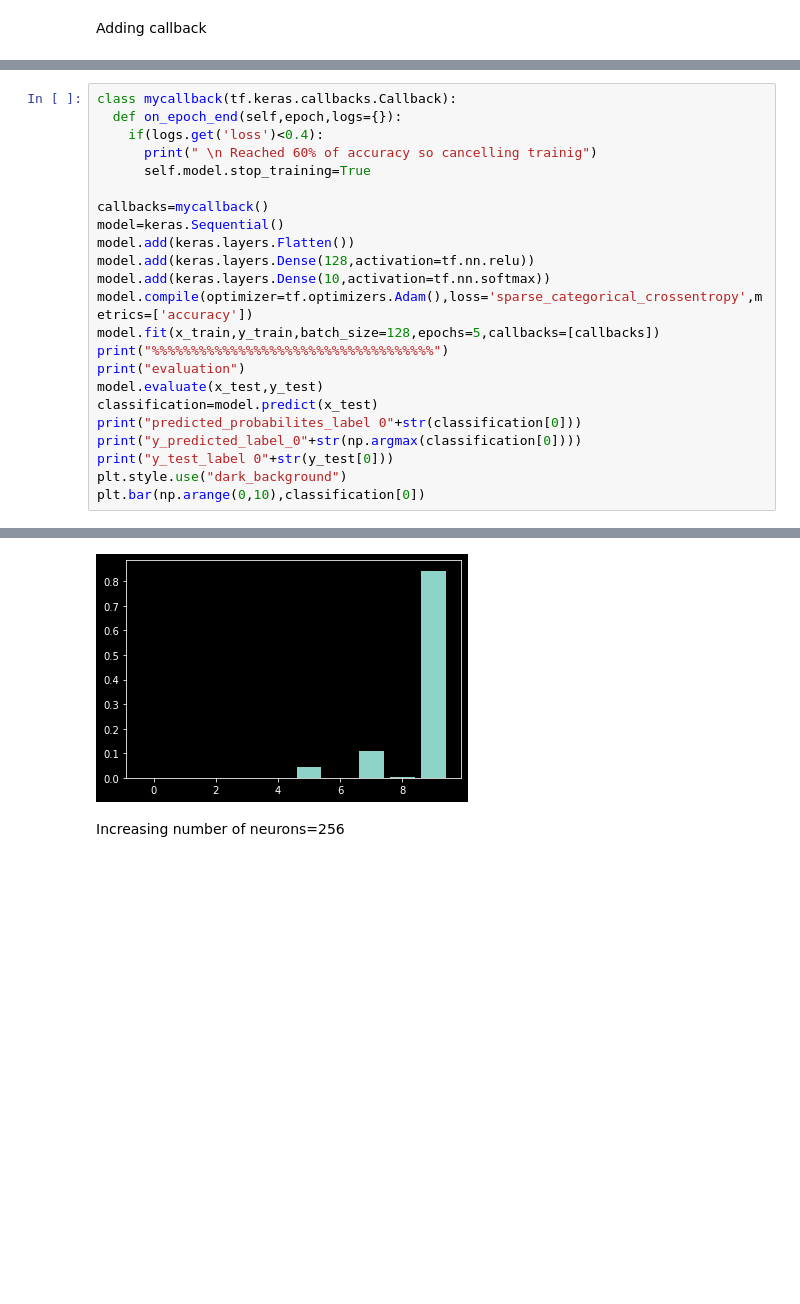
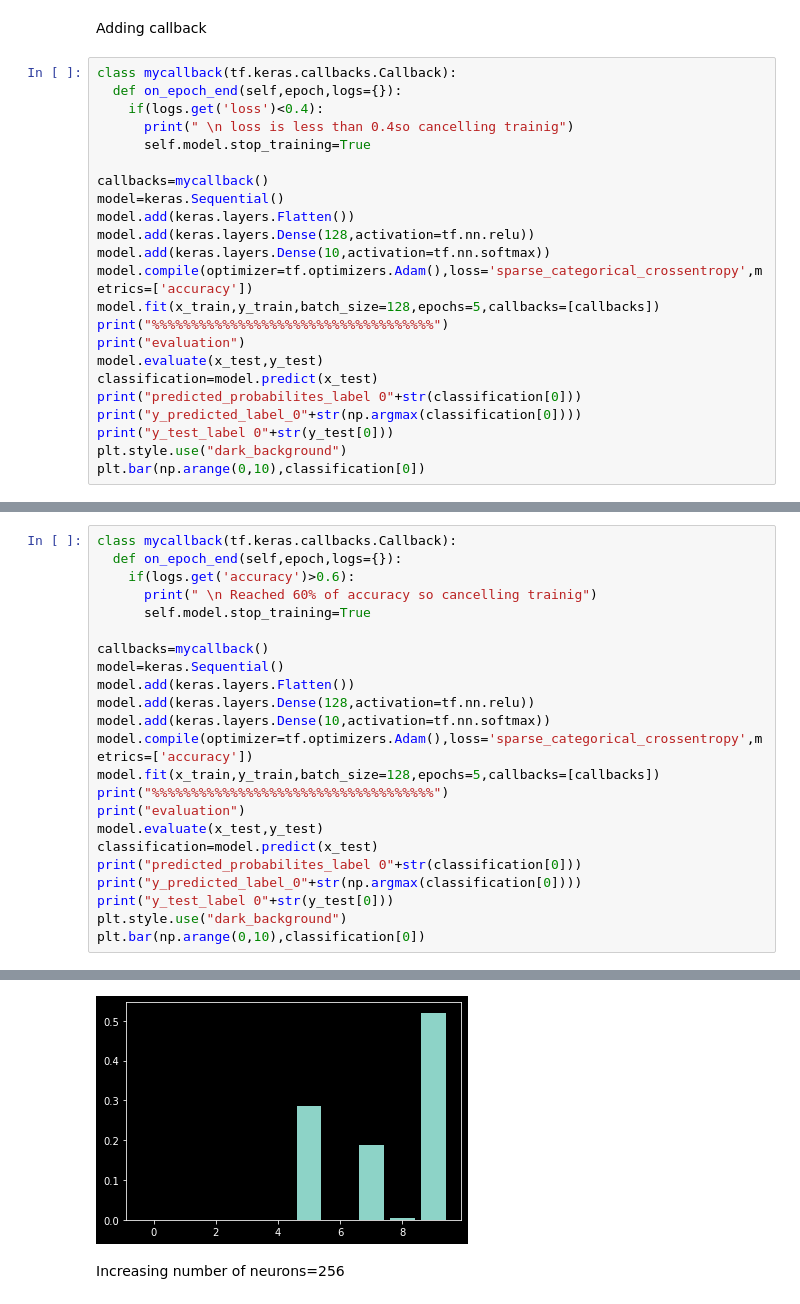
Before and after one commit to pankaj18/tensorflow_for_ml_and_dl, a Jupyter notebook: mnist_fashion_nn.ipynb, the cells around one changed output, grey strips where cells are left out. Drawn from its saved outputs; the diff is of its cells as text; blank space fills up the shorter version.

```diff
--- a/mnist_fashion_nn.ipynb
+++ b/mnist_fashion_nn.ipynb
@@ -211,2 +211,25 @@ plt.plot(h.history['accuracy'])
 # %% [markdown]
 Adding callback
+# %%
+class mycallback(tf.keras.callbacks.Callback):
+  def on_epoch_end(self,epoch,logs={}):
+    if(logs.get('loss')<0.4):
+      print(" \n loss is less than 0.4so cancelling trainig")
+      self.model.stop_training=True
+
+callbacks=mycallback()
+model=keras.Sequential()
+model.add(keras.layers.Flatten())
+model.add(keras.layers.Dense(128,activation=tf.nn.relu))
+model.add(keras.layers.Dense(10,activation=tf.nn.softmax))
+model.compile(optimizer=tf.optimizers.Adam(),loss='sparse_categorical_crossentropy',metrics=['accuracy'])
+model.fit(x_train,y_train,batch_size=128,epochs=5,callbacks=[callbacks])
+print("%%%%%%%%%%%%%%%%%%%%%%%%%%%%%%%%%%%%")
+print("evaluation")
+model.evaluate(x_test,y_test)
+classification=model.predict(x_test)
+print("predicted_probabilites_label 0"+str(classification[0]))
+print("y_predicted_label_0"+str(np.argmax(classification[0])))
+print("y_test_label 0"+str(y_test[0]))
+plt.style.use("dark_background")
+plt.bar(np.arange(0,10),classification[0])
@@ -213,7 +255,7 @@ Adding callback
 # %%
 class mycallback(tf.keras.callbacks.Callback):
   def on_epoch_end(self,epoch,logs={}):
-    if(logs.get('loss')<0.4):
+    if(logs.get('accuracy')>0.6):
       print(" \n Reached 60% of accuracy so cancelling trainig")
       self.model.stop_training=True
 
@@ -249,7 +287,7 @@ predicted_probabilites_label 0[4.1058156e-05 3.9686915e-07 1.6974735e-05 4.51319
 y_predicted_label_09
 y_test_label 09
 <BarContainer object of 10 artists>
-[figure, old version]
+[figure, new version]
 # %% [markdown]
 Increasing number of neurons=256
 # %%
```
Also changed, not shown: parts of 13 cells of this notebook.
